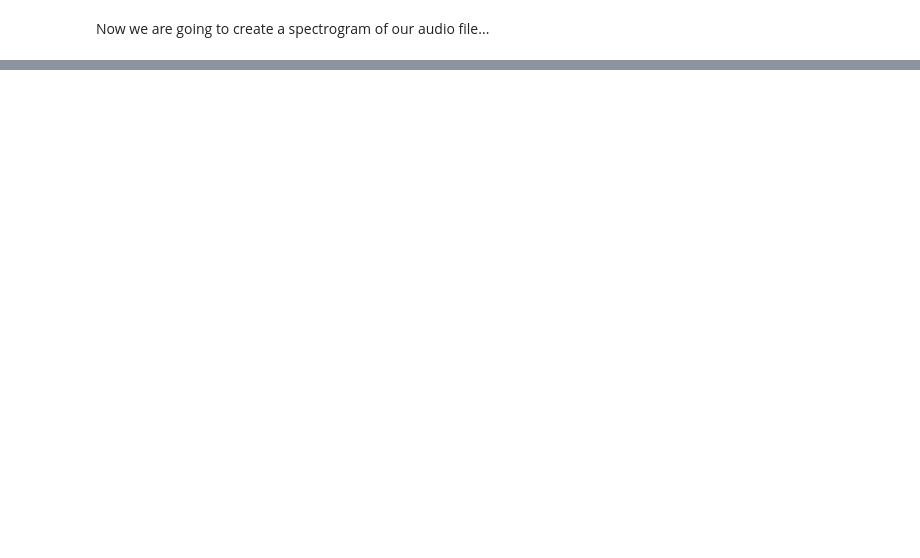
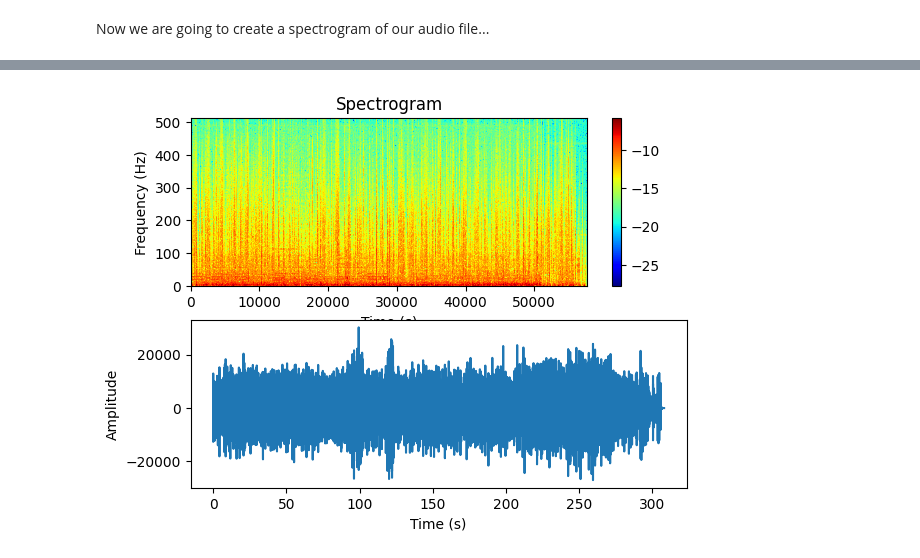
Before and after one commit to nathanshaw/tensor_flow_projects, a Jupyter notebook: audio_experiments/Audio_experiments.ipynb, the cells around one changed output, grey strips where cells are left out. Saved outputs shown, nothing was run; the diff lists cells and outputs as text; code cells hidden in the pictures; blank space fills up the shorter version.

```diff
--- a/audio_experiments/Audio_experiments.ipynb
+++ b/audio_experiments/Audio_experiments.ipynb
@@ -153,0 +212,24 @@ print(audio2)
+# %%
+# Plot spectrogram
+fig, ax = plt.subplots(nrows=2, ncols=1, sharex=False, sharey=False)
+im = ax[0].imshow(tf.math.log(spectrogram).numpy().T, aspect="auto", origin="lower",
+               cmap="jet", interpolation="none")
+
+# Set axis labels and title
+ax[0].set_xlabel("Time (s)")
+ax[0].set_ylabel("Frequency (Hz)")
+ax[0].set_title("Spectrogram")
+
+# Set colorbar
+cbar = fig.colorbar(im)
+# cbar.label("Magnitude (dB)")
+
+# Plot the waveform
+ax[1].plot(time_axis, audio_array)
+ax[1].set_xlabel("Time (s)")
+ax[1].set_ylabel("Amplitude")
+
+# Show plot
+plt.show()
+# %% [output]
+[figure, added]
```
Also changed, not shown: parts of 27 cells of this notebook, 1 other file.
